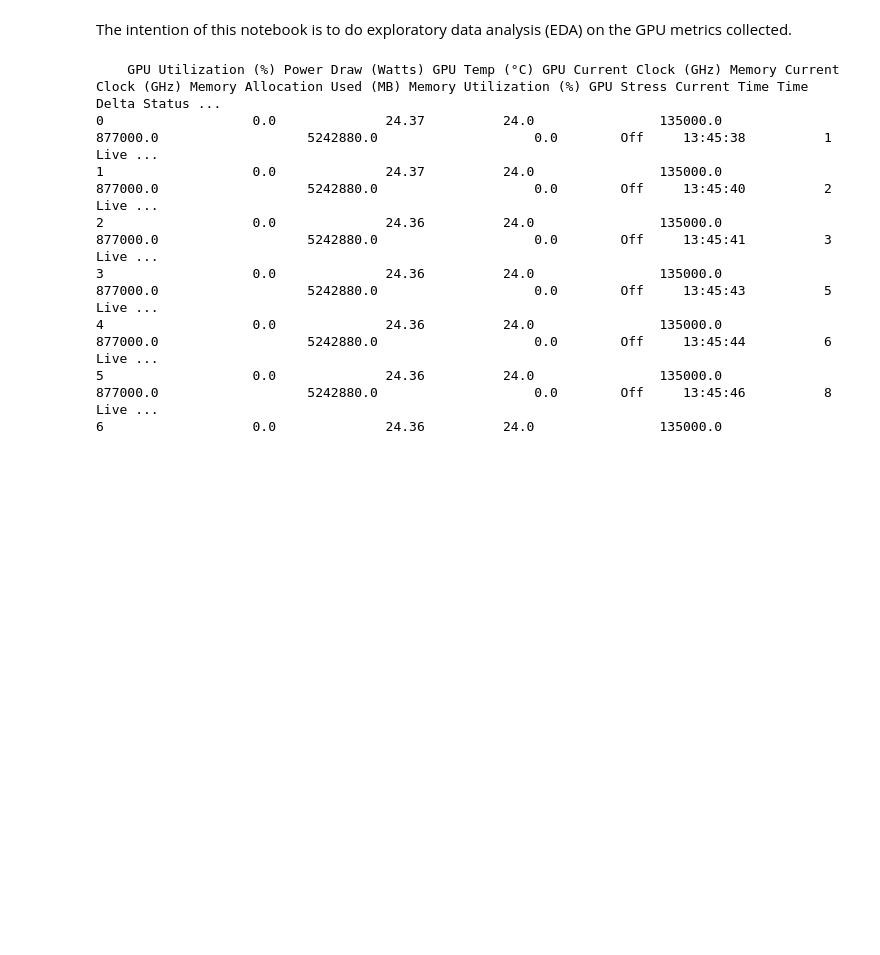
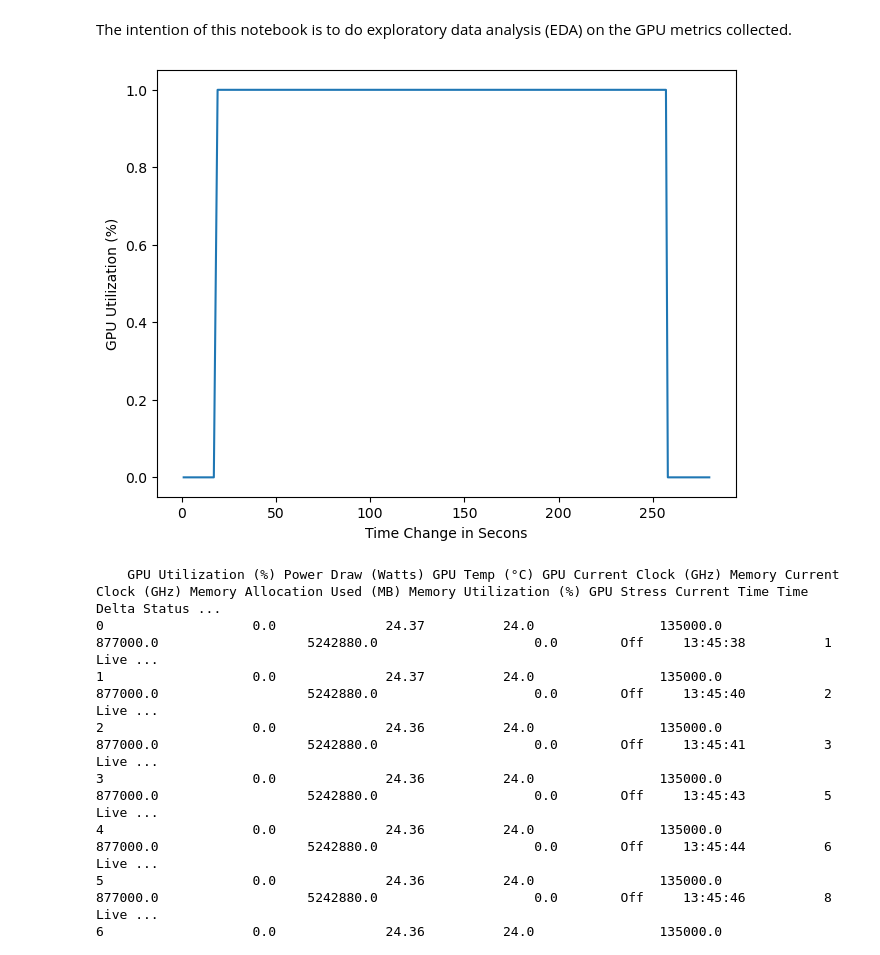
Before and after one commit to alt-rahul/5g-edge-app, a Jupyter notebook: data/processing/basic_eda.ipynb, the cells around one changed output. Drawn from its saved outputs; the diff is of its cells as text; code cells hidden in the pictures; blank space fills up the shorter version.

Commit message:
graphed gpu util

```diff
--- a/data/processing/basic_eda.ipynb
+++ b/data/processing/basic_eda.ipynb
@@ -54,6 +55,14 @@ for i in clock_speeds:
 documents_updated = documents.copy()
 documents_updated['GPU Clock Utilization'] = documents['GPU Current Clock (GHz)']/ intial['GPU Clock Limit (GHz)']
 documents_updated['Memory Clock Utilization'] = documents['Memory Current Clock (GHz)']/ intial['Memory Clock Limit (GHz)']
+# %%
+plt.plot(documents['Time Delta'], documents_updated['GPU Utilization (%)'])
+plt.tight_layout()
+plt.xlabel("Time Change in Secons")
+plt.ylabel("GPU Utilization (%)")
+plt.show()
+# %% [output]
+[figure, added]
 # %%
 print(documents_updated.to_string())
 # %% [output]
```
Also changed, not shown: parts of 1 cell of this notebook.
